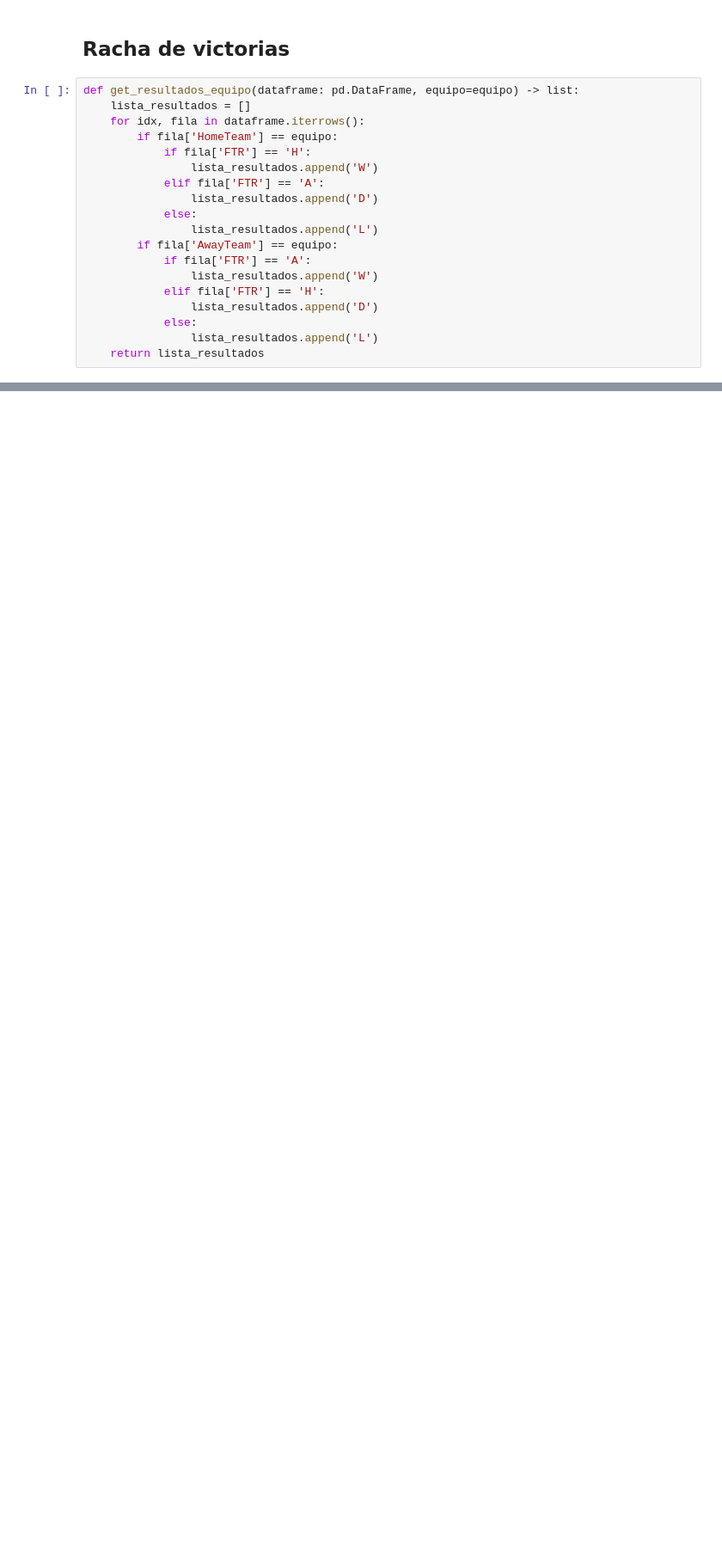
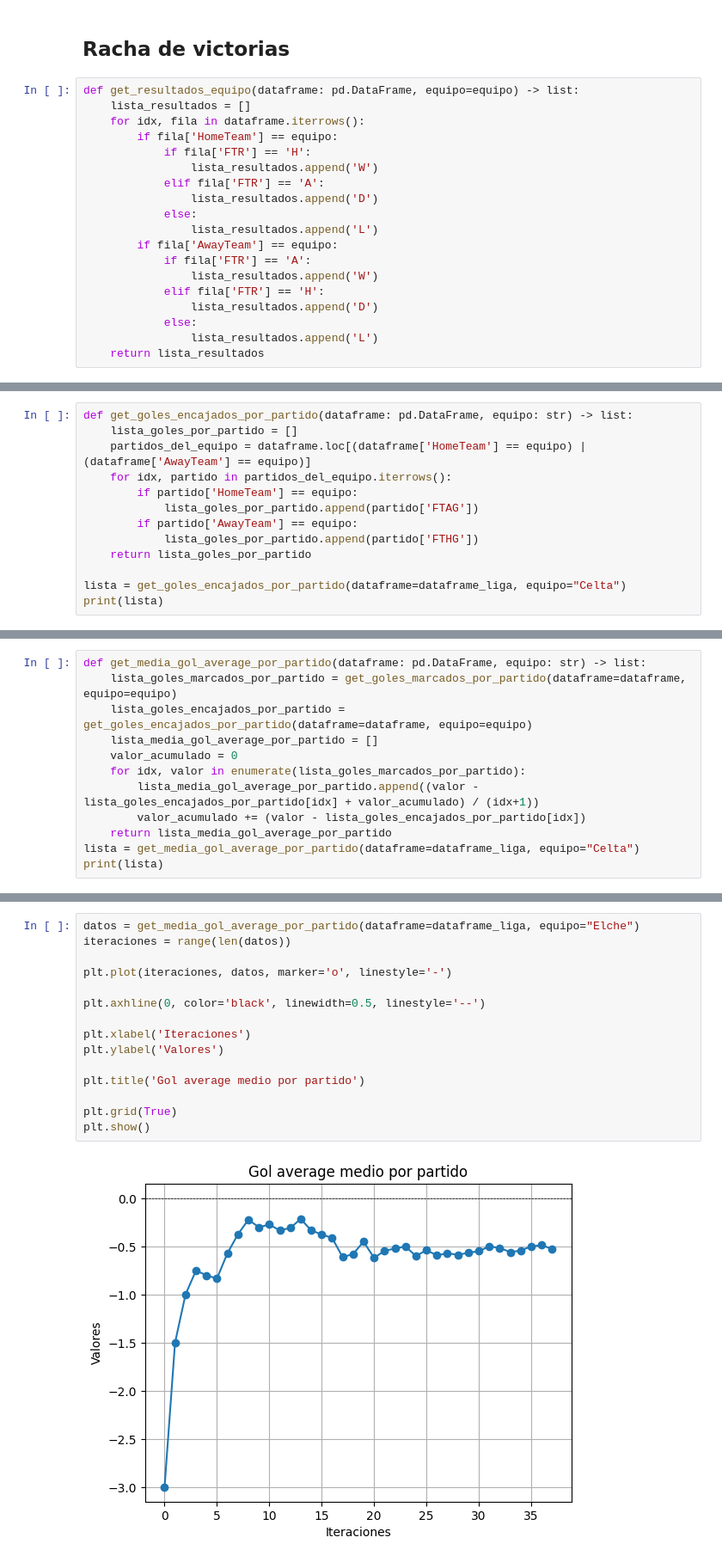
Before and after one commit to rubitopato/TFG, a Jupyter notebook: Futbol/visualizador_datos.ipynb, the cells around one changed output, grey strips where cells are left out. Shown at 86% size. Saved outputs shown, nothing was run; the diff lists cells and outputs as text; blank space fills up the shorter version.

```diff
--- a/Futbol/visualizador_datos.ipynb
+++ b/Futbol/visualizador_datos.ipynb
@@ -379,0 +401,13 @@ plt.show()
+# %%
+def get_goles_encajados_por_partido(dataframe: pd.DataFrame, equipo: str) -> list:
+    lista_goles_por_partido = []
+    partidos_del_equipo = dataframe.loc[(dataframe['HomeTeam'] == equipo) | (dataframe['AwayTeam'] == equipo)]
+    for idx, partido in partidos_del_equipo.iterrows():
+        if partido['HomeTeam'] == equipo:
+            lista_goles_por_partido.append(partido['FTAG'])
+        if partido['AwayTeam'] == equipo:
+            lista_goles_por_partido.append(partido['FTHG'])
+    return lista_goles_por_partido
+
+lista = get_goles_encajados_por_partido(dataframe=dataframe_liga, equipo="Celta")
+print(lista)
@@ -379,0 +462,12 @@ plt.show()
+# %%
+def get_media_gol_average_por_partido(dataframe: pd.DataFrame, equipo: str) -> list:
+    lista_goles_marcados_por_partido = get_goles_marcados_por_partido(dataframe=dataframe, equipo=equipo)
+    lista_goles_encajados_por_partido = get_goles_encajados_por_partido(dataframe=dataframe, equipo=equipo)
+    lista_media_gol_average_por_partido = []
+    valor_acumulado = 0
+    for idx, valor in enumerate(lista_goles_marcados_por_partido):
+        lista_media_gol_average_por_partido.append((valor - lista_goles_encajados_por_partido[idx] + valor_acumulado) / (idx+1))
+        valor_acumulado += (valor - lista_goles_encajados_por_partido[idx])
+    return lista_media_gol_average_por_partido
+lista = get_media_gol_average_por_partido(dataframe=dataframe_liga, equipo="Celta")
+print(lista)
@@ -379,0 +478,17 @@ plt.show()
+# %%
+datos = get_media_gol_average_por_partido(dataframe=dataframe_liga, equipo="Elche")
+iteraciones = range(len(datos))
+
+plt.plot(iteraciones, datos, marker='o', linestyle='-')
+
+plt.axhline(0, color='black', linewidth=0.5, linestyle='--')
+
+plt.xlabel('Iteraciones')
+plt.ylabel('Valores')
+
+plt.title('Gol average medio por partido')
+
+plt.grid(True)
+plt.show()
+# %% [output]
+[figure, added]
```
Also changed, not shown: parts of 20 cells of this notebook, 20 other files.
